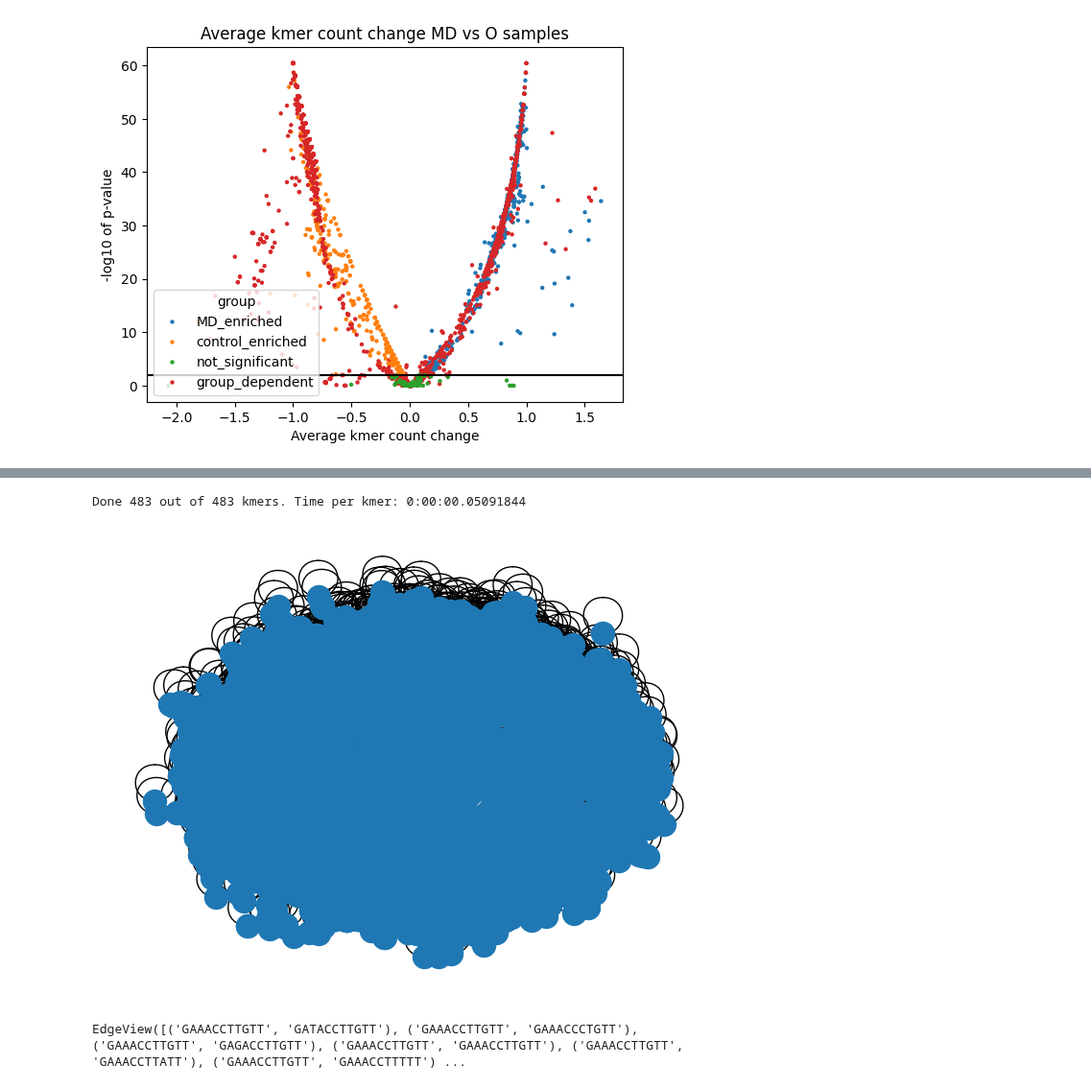
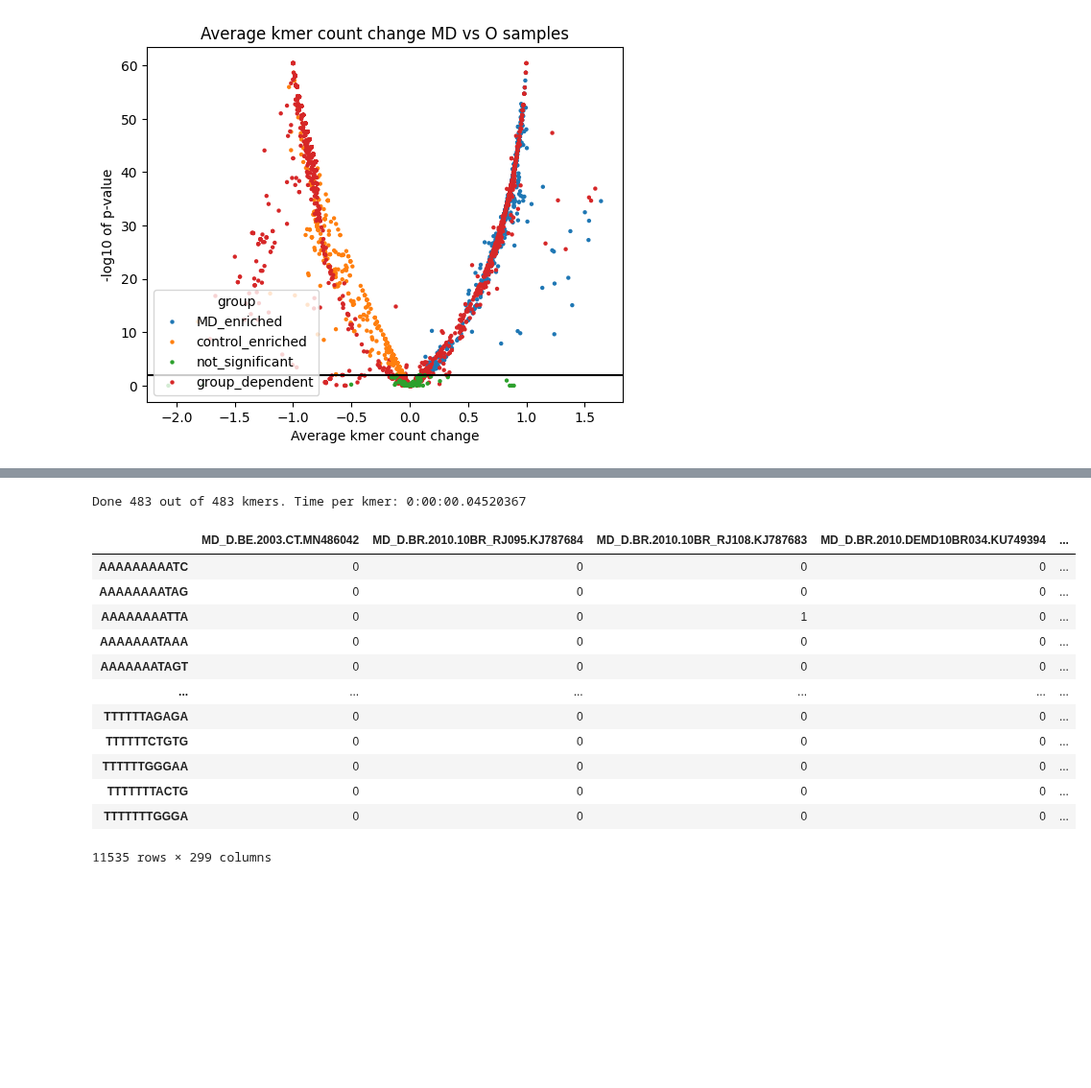
Before and after one commit to wis-janusz/PORT-EK2, a Jupyter notebook: notebooks/test_analysis.ipynb, the cells around one changed output, grey strips where cells are left out. Shown at 96% size. Cells and saved outputs as stored; diff of their text form; code cells hidden in the pictures; blank space fills up the shorter version.

```diff
--- a/notebooks/test_analysis.ipynb
+++ b/notebooks/test_analysis.ipynb
@@ -280,12 +284,26 @@ for group in enriched_groups:
     similarity_graphs[group] = portek.build_similarity_graph_two_list(
         common_overrep_kmers[group].tolist(), rare_overrep_kmers[group].tolist(), m
     )
-for graph in similarity_graphs.values():
-    nx.draw(graph)
+    rare_overrep_kmers[group] = rare_overrep_kmers[group][rare_overrep_kmers[group].isin(similarity_graphs[group].nodes)]
 # %% [output]
-Done 483 out of 483 kmers. Time per kmer: 0:00:00.05091844
+Done 483 out of 483 kmers. Time per kmer: 0:00:00.04520367
-[figure, removed]
-# %%
-similarity_graphs["MD"].edges
-# %% [output]
-EdgeView([('GAAACCTTGTT', 'GATACCTTGTT'), ('GAAACCTTGTT', 'GAAACCCTGTT'), ('GAAACCTTGTT', 'GAGACCTTGTT'), ('GAAACCTTGTT', 'GAAACCTTGTT'), ('GAAACCTTGTT', 'GAAACCTTATT'), ('GAAACCTTGTT', 'GAAACCTTTTT') ...
+# %%
+rare_sim_kmers = pd.Index([])
+for group in enriched_groups:
+    rare_sim_kmers = rare_sim_kmers.union(rare_overrep_kmers[group])
+rare_sim_kmer_matrix = all_kmer_matrix.loc[rare_sim_kmers]
+rare_sim_kmer_matrix
+# %% [output]
+|  | MD_D.BE.2003.CT.MN486042 | MD_D.BR.2010.10BR_RJ095.KJ787684 | MD_D.BR.2010.10BR_RJ108.KJ787683 | MD_D.BR.2010.DEMD10BR034.KU749394 | ... |
+| AAAAAAAAATC | 0 | 0 | 0 | 0 | ... |
+| AAAAAAAATAG | 0 | 0 | 0 | 0 | ... |
+| AAAAAAAATTA | 0 | 0 | 1 | 0 | ... |
+| AAAAAAATAAA | 0 | 0 | 0 | 0 | ... |
+| AAAAAAATAGT | 0 | 0 | 0 | 0 | ... |
+| ... | ... | ... | ... | ... | ... |
+| TTTTTTAGAGA | 0 | 0 | 0 | 0 | ... |
+| TTTTTTCTGTG | 0 | 0 | 0 | 0 | ... |
+| TTTTTTGGGAA | 0 | 0 | 0 | 0 | ... |
+| TTTTTTTACTG | 0 | 0 | 0 | 0 | ... |
+| TTTTTTTGGGA | 0 | 0 | 0 | 0 | ... |
+11535 rows × 299 columns
```
Also changed, not shown: parts of 6 cells of this notebook.
